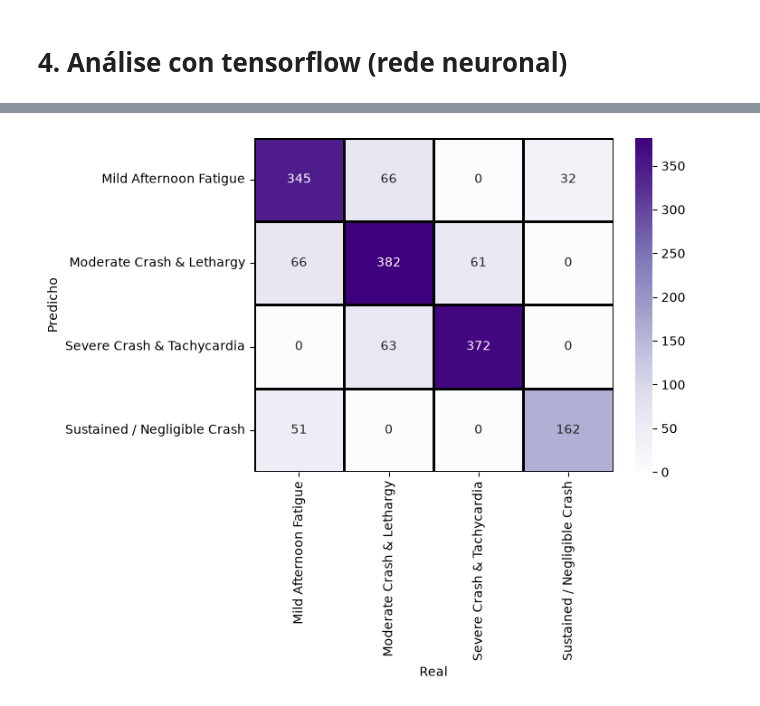
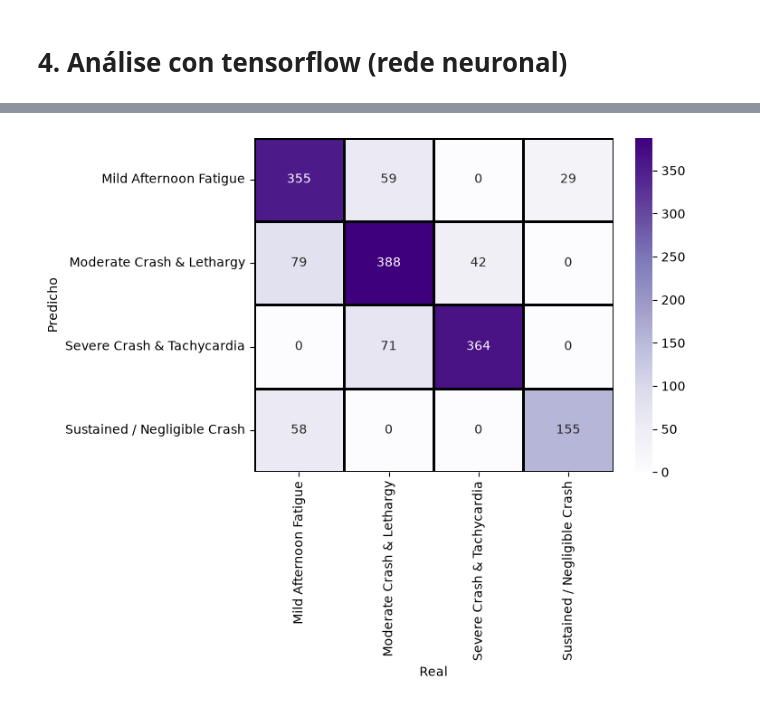
Before and after one commit to sebastian-taboas/Biophysics, a Jupyter notebook: traballo1_redes_neuronais/rede_neuronal_optima.ipynb, the cells around one changed output, grey strips where cells are left out. Drawn from its saved outputs; the diff is of its cells as text; code cells hidden in the pictures.

Commit message:
all neuron combinations were tried

```diff
--- a/traballo1_redes_neuronais/rede_neuronal_optima.ipynb
+++ b/traballo1_redes_neuronais/rede_neuronal_optima.ipynb
@@ -896,0 +875,20 @@ Epoch 50/50
+# %%
+from keras.optimizers import SGD, Adam, Nadam, AdamW
+
+model.compile(
+    optimizer=SGD(learning_rate=0.001),
+    # optimizer=Adam(learning_rate=0.001),
+    # optimizer=Nadam(learning_rate=0.01),
+    # optimizer=AdamW(learning_rate=0.001, weight_decay=0.0002),
+    loss='sparse_categorical_crossentropy',
+    metrics=['accuracy']
+)
+
+cerebro = model.fit(
+    x2_train_scaled,
+    y2_train_enc,
+    epochs=100,
+    batch_size=10, # modificar isto a 2^n
+    # validation_split=0.2
+    validation_data = (x2_test_scaled,y2_test_enc)
+)
@@ -896,0 +913,16 @@ Epoch 50/50
+# %%
+y2_neuron_train_class = np.argmax(model.predict(x2_train_scaled), axis=1)
+y2_neuron_train_labels = le.inverse_transform(y2_neuron_train_class)
+y2_neuron_test_class = np.argmax(model.predict(x2_test_scaled), axis=1)
+y2_neuron_test_labels = le.inverse_transform(y2_neuron_test_class)
+
+print(f'A exactitude de predición da rede neuronal no conxunto de adestramento é {accuracy_score(y2_train, y2_neuron_train_labels):.4f}')
+print(f'A exactitude de predición da rede neuronal no conxunto de teste é {accuracy_score(y2_test, y2_neuron_test_labels):.4f}\n')
+
+print(
+    classification_report(
+        y2_test,
+        y2_neuron_test_labels,
+        target_names=labels_1
+    )
+)
@@ -897,9 +945,9 @@ Epoch 50/50
 # %%
-cm_rede = confusion_matrix(y2_test, y_pred_labels, labels=labels_1)
+cm_rede = confusion_matrix(y2_test, y2_neuron_test_labels, labels=labels_1)
 
 sns.heatmap(cm_rede, cmap='Purples', annot=True, fmt='d', linewidths=1, linecolor='black', xticklabels=labels_1, yticklabels=labels_1)
 plt.ylabel('Predicho')
 plt.xlabel('Real')
 plt.show()
 # %% [output]
-[figure, old version]
+[figure, new version]
```
Also changed, not shown: parts of 66 cells of this notebook.
